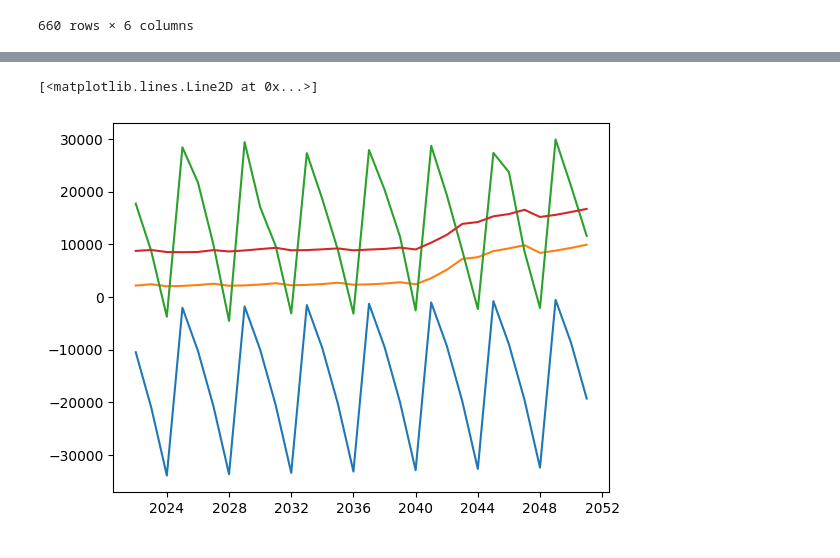
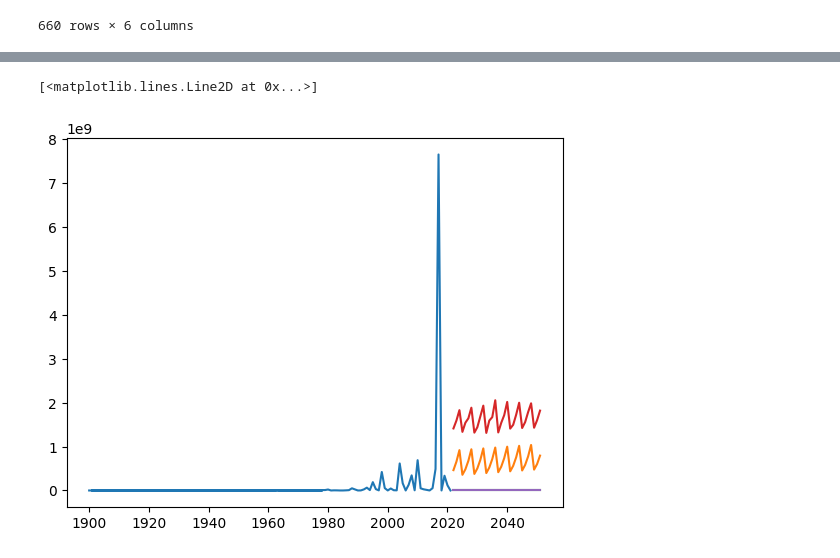
Before and after one commit to Globant-CodeFest/teamElevenEleven, a Jupyter notebook: eda_datos.ipynb, the cells around one changed output, grey strips where cells are left out. Saved outputs shown, nothing was run; the diff lists cells and outputs as text; code cells hidden in the pictures.

```diff
--- a/eda_datos.ipynb
+++ b/eda_datos.ipynb
@@ -268,11 +274,13 @@ final
 # %%
-region = 'Caribbean'
-var = 'Total Deaths'
+region = 'Caribbean'#'Southern Asia'#
+var = 'ttl_adj_usd_damages'
+tmp1 = df.loc[(df.Region==region)]
+plt.plot(tmp1['Year'],tmp1[var])
 tmp = final.loc[(final.region==region)&(final.variable==var)]
 plt.plot(tmp['ds'],tmp['yhat'])
 plt.plot(tmp['ds'],tmp['pred_value'])
 plt.plot(tmp['ds'],tmp['yhat_upper'])
 plt.plot(tmp['ds'],tmp['ls_value'])
 # %% [output]
 [<matplotlib.lines.Line2D at 0x...>]
-[figure, old version]
+[figure, new version]
```
Also changed, not shown: parts of 7 cells of this notebook, 1 other file.
